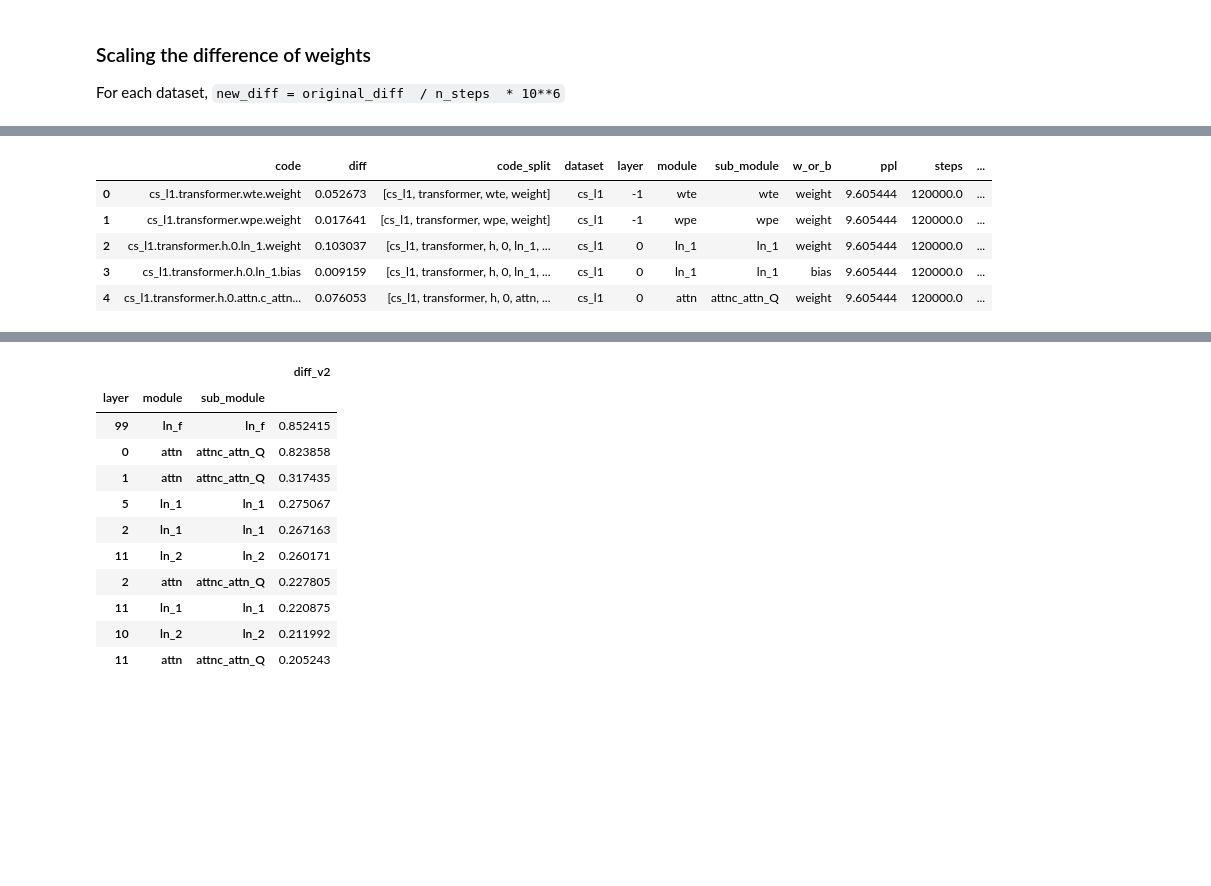
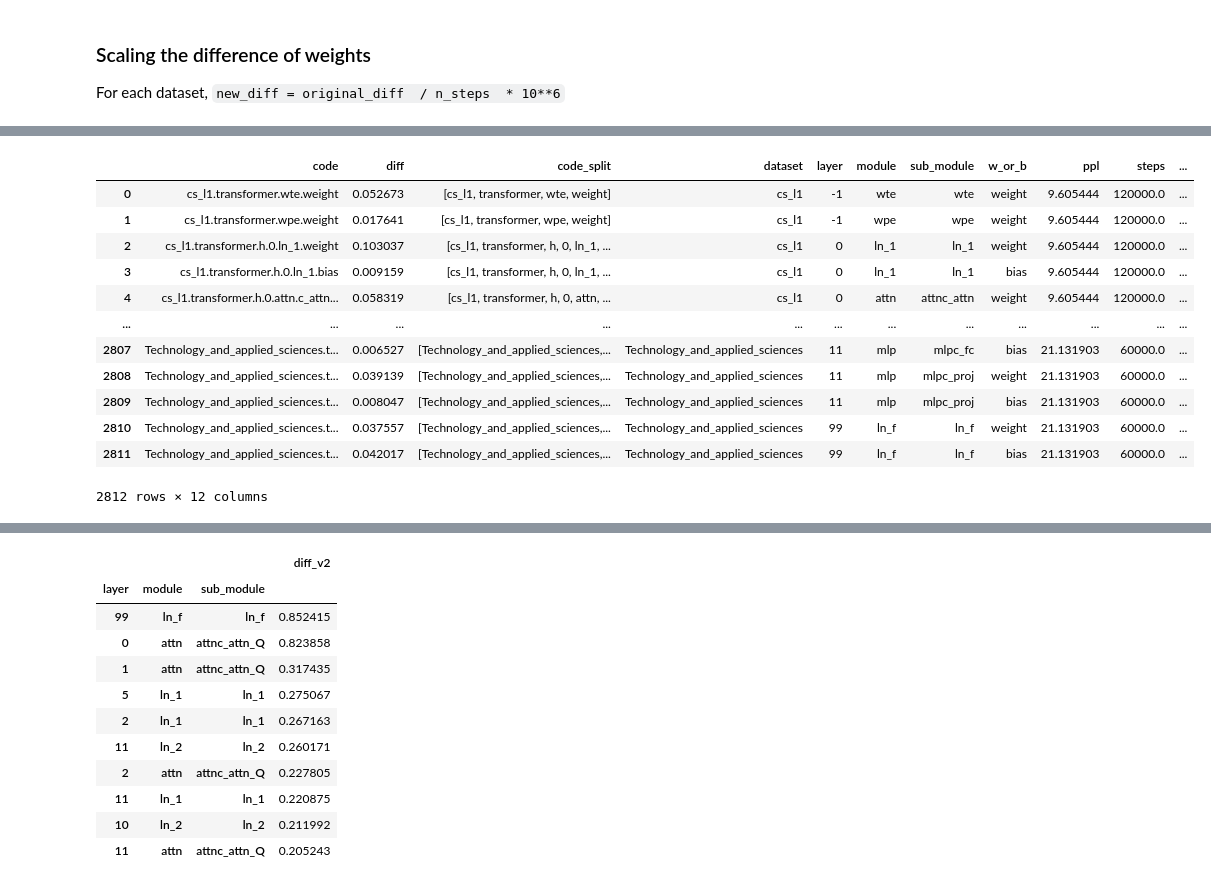
Before and after one commit to joonable/domain_adaptation_m2d2, a Jupyter notebook: 230608_anal_weights_v3.ipynb, the cells around one changed output, grey strips where cells are left out. Saved outputs shown, nothing was run; the diff lists cells and outputs as text; code cells hidden in the pictures; blank space fills up the shorter version.

```diff
--- a/230608_anal_weights_v3.ipynb
+++ b/230608_anal_weights_v3.ipynb
@@ -259,0 +260,16 @@ df_avg_diff_weights
+# %%
+df_avg_diff_weights
+# %% [output]
+|  | code | diff | code_split | dataset | layer | module | sub_module | w_or_b | ppl | steps | ... |
+| 0 | cs_l1.transformer.wte.weight | 0.052673 | [cs_l1, transformer, wte, weight] | cs_l1 | -1 | wte | wte | weight | 9.605444 | 120000.0 | ... |
+| 1 | cs_l1.transformer.wpe.weight | 0.017641 | [cs_l1, transformer, wpe, weight] | cs_l1 | -1 | wpe | wpe | weight | 9.605444 | 120000.0 | ... |
+| 2 | cs_l1.transformer.h.0.ln_1.weight | 0.103037 | [cs_l1, transformer, h, 0, ln_1, ... | cs_l1 | 0 | ln_1 | ln_1 | weight | 9.605444 | 120000.0 | ... |
+| 3 | cs_l1.transformer.h.0.ln_1.bias | 0.009159 | [cs_l1, transformer, h, 0, ln_1, ... | cs_l1 | 0 | ln_1 | ln_1 | bias | 9.605444 | 120000.0 | ... |
+| 4 | cs_l1.transformer.h.0.attn.c_attn... | 0.058319 | [cs_l1, transformer, h, 0, attn, ... | cs_l1 | 0 | attn | attnc_attn | weight | 9.605444 | 120000.0 | ... |
+| ... | ... | ... | ... | ... | ... | ... | ... | ... | ... | ... | ... |
+| 2807 | Technology_and_applied_sciences.t... | 0.006527 | [Technology_and_applied_sciences,... | Technology_and_applied_sciences | 11 | mlp | mlpc_fc | bias | 21.131903 | 60000.0 | ... |
+| 2808 | Technology_and_applied_sciences.t... | 0.039139 | [Technology_and_applied_sciences,... | Technology_and_applied_sciences | 11 | mlp | mlpc_proj | weight | 21.131903 | 60000.0 | ... |
+| 2809 | Technology_and_applied_sciences.t... | 0.008047 | [Technology_and_applied_sciences,... | Technology_and_applied_sciences | 11 | mlp | mlpc_proj | bias | 21.131903 | 60000.0 | ... |
+| 2810 | Technology_and_applied_sciences.t... | 0.037557 | [Technology_and_applied_sciences,... | Technology_and_applied_sciences | 99 | ln_f | ln_f | weight | 21.131903 | 60000.0 | ... |
+| 2811 | Technology_and_applied_sciences.t... | 0.042017 | [Technology_and_applied_sciences,... | Technology_and_applied_sciences | 99 | ln_f | ln_f | bias | 21.131903 | 60000.0 | ... |
+2812 rows × 12 columns
@@ -262,10 +280,2 @@ df_avg_diff_weights.to_pickle("data/df_avg_diff_weights_230608.pkl")
 # %%
-df_avg_diff_weights = pd.read_pickle("data/df_avg_diff_weights_230608.pkl")
-df_avg_diff_weights.head()
+df_avg_diff_weights = pd.read_pickle("data/df_avg_diff_weights_230611.pkl")
-# %% [output]
-|  | code | diff | code_split | dataset | layer | module | sub_module | w_or_b | ppl | steps | ... |
-| 0 | cs_l1.transformer.wte.weight | 0.052673 | [cs_l1, transformer, wte, weight] | cs_l1 | -1 | wte | wte | weight | 9.605444 | 120000.0 | ... |
-| 1 | cs_l1.transformer.wpe.weight | 0.017641 | [cs_l1, transformer, wpe, weight] | cs_l1 | -1 | wpe | wpe | weight | 9.605444 | 120000.0 | ... |
-| 2 | cs_l1.transformer.h.0.ln_1.weight | 0.103037 | [cs_l1, transformer, h, 0, ln_1, ... | cs_l1 | 0 | ln_1 | ln_1 | weight | 9.605444 | 120000.0 | ... |
-| 3 | cs_l1.transformer.h.0.ln_1.bias | 0.009159 | [cs_l1, transformer, h, 0, ln_1, ... | cs_l1 | 0 | ln_1 | ln_1 | bias | 9.605444 | 120000.0 | ... |
-| 4 | cs_l1.transformer.h.0.attn.c_attn... | 0.076053 | [cs_l1, transformer, h, 0, attn, ... | cs_l1 | 0 | attn | attnc_attn_Q | weight | 9.605444 | 120000.0 | ... |
```
Also changed, not shown: parts of 16 cells of this notebook, 3 other files.
